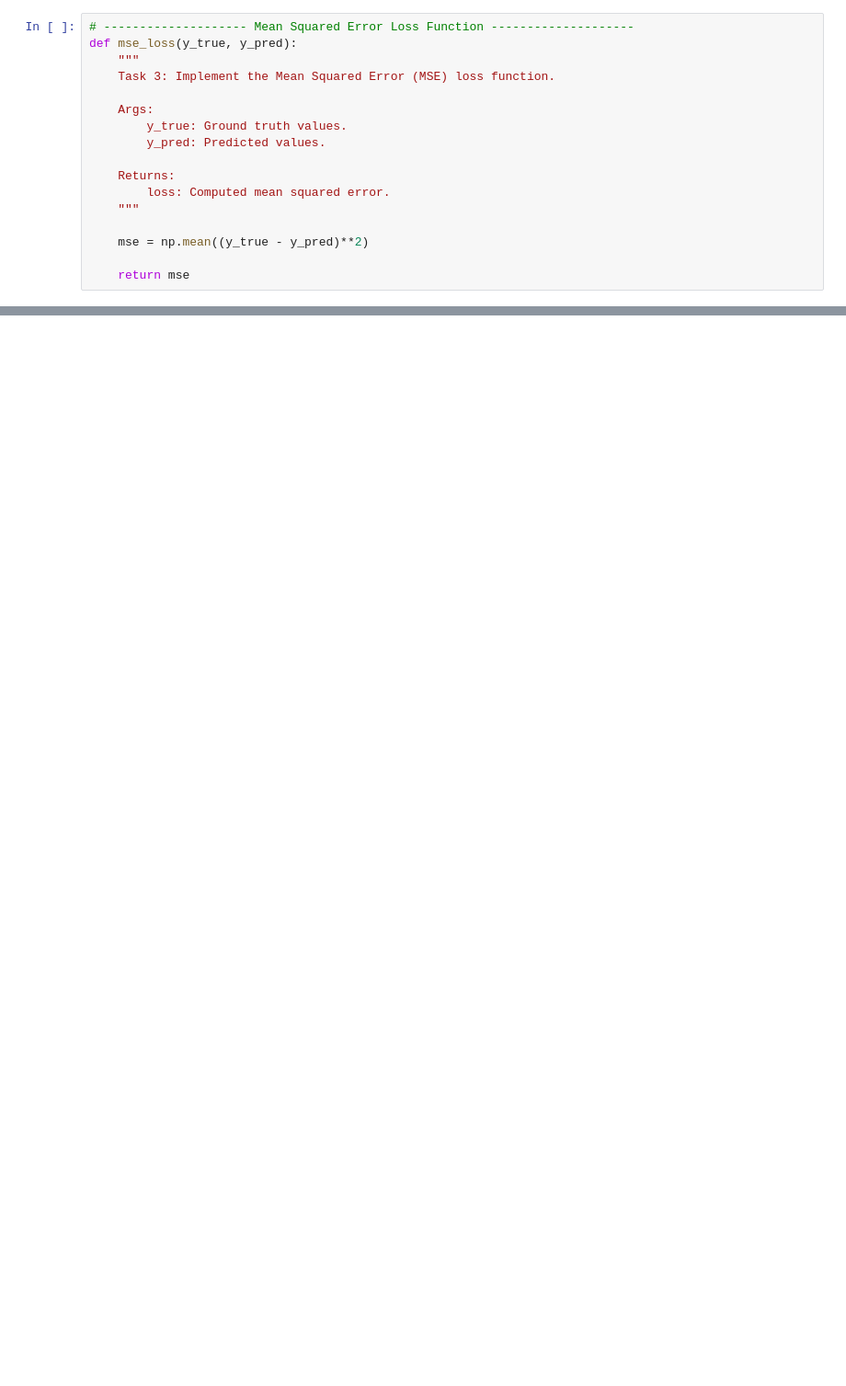
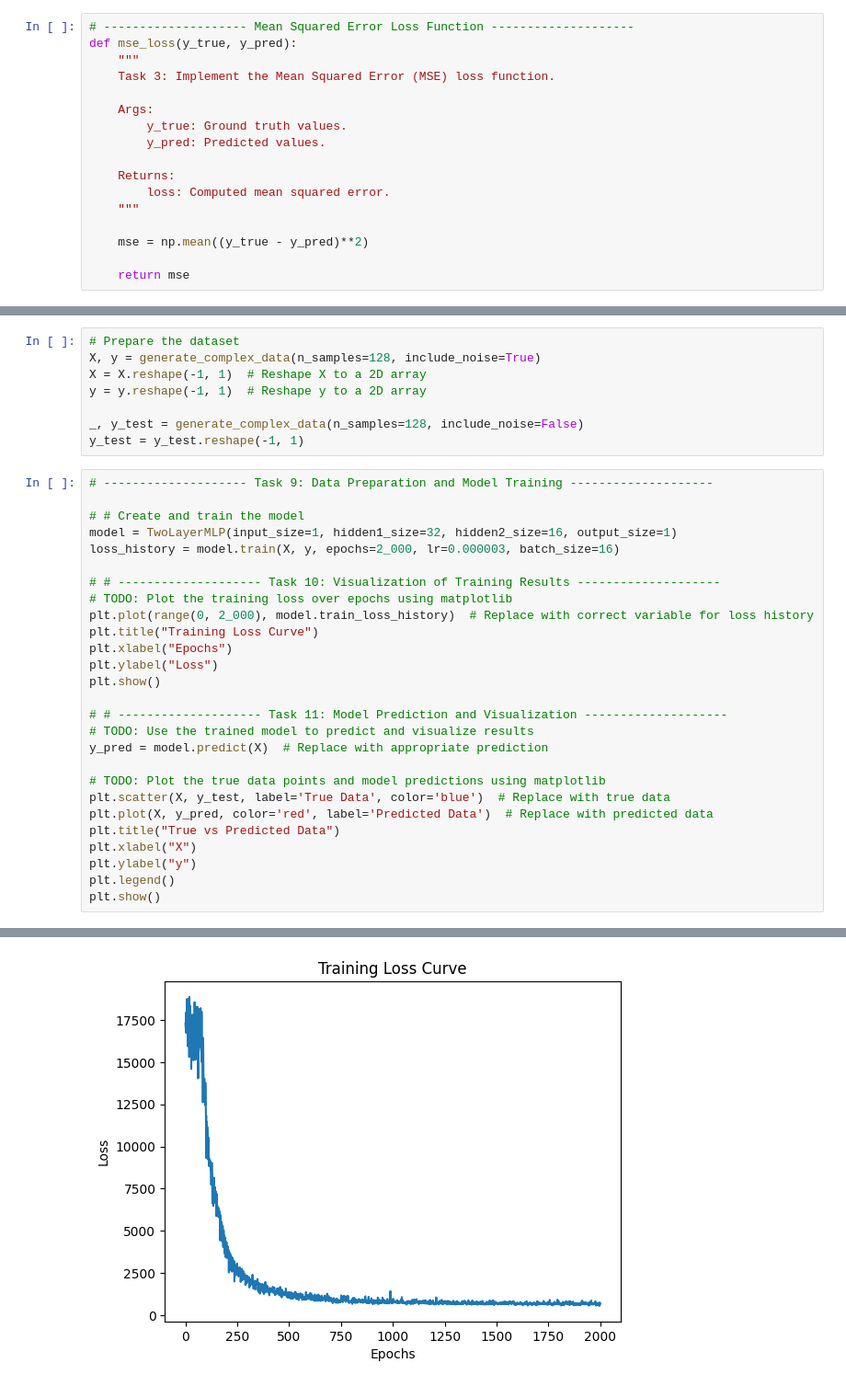
Before and after one commit to AdamPSU/FromScratch, a Jupyter notebook: Neural Networks/mlp.ipynb, the cells around one changed output, grey strips where cells are left out. Shown: that part at 92% size. Cells and saved outputs as stored; diff of their text form; blank space fills up the shorter version.

```diff
--- a/Neural Networks/mlp.ipynb
+++ b/Neural Networks/mlp.ipynb
@@ -308,0 +329,36 @@ y = y.reshape(-1, 1)  # Reshape y to a 2D array
+# %%
+# Prepare the dataset
+X, y = generate_complex_data(n_samples=128, include_noise=True)
+X = X.reshape(-1, 1)  # Reshape X to a 2D array
+y = y.reshape(-1, 1)  # Reshape y to a 2D array
+
+_, y_test = generate_complex_data(n_samples=128, include_noise=False)
+y_test = y_test.reshape(-1, 1)
+# %%
+# -------------------- Task 9: Data Preparation and Model Training --------------------
+
+# # Create and train the model
+model = TwoLayerMLP(input_size=1, hidden1_size=32, hidden2_size=16, output_size=1)
+loss_history = model.train(X, y, epochs=2_000, lr=0.000003, batch_size=16)
+
+# # -------------------- Task 10: Visualization of Training Results --------------------
+# TODO: Plot the training loss over epochs using matplotlib
+plt.plot(range(0, 2_000), model.train_loss_history)  # Replace with correct variable for loss history
+plt.title("Training Loss Curve")
+plt.xlabel("Epochs")
+plt.ylabel("Loss")
+plt.show()
+
+# # -------------------- Task 11: Model Prediction and Visualization --------------------
+# TODO: Use the trained model to predict and visualize results
+y_pred = model.predict(X)  # Replace with appropriate prediction
+
+# TODO: Plot the true data points and model predictions using matplotlib
+plt.scatter(X, y_test, label='True Data', color='blue')  # Replace with true data
+plt.plot(X, y_pred, color='red', label='Predicted Data')  # Replace with predicted data
+plt.title("True vs Predicted Data")
+plt.xlabel("X")
+plt.ylabel("y")
+plt.legend()
+plt.show()
+# %% [output]
@@ -308,0 +385 @@ y = y.reshape(-1, 1)  # Reshape y to a 2D array
+[figure, added]
```
Also changed, not shown: parts of 8 cells of this notebook.
